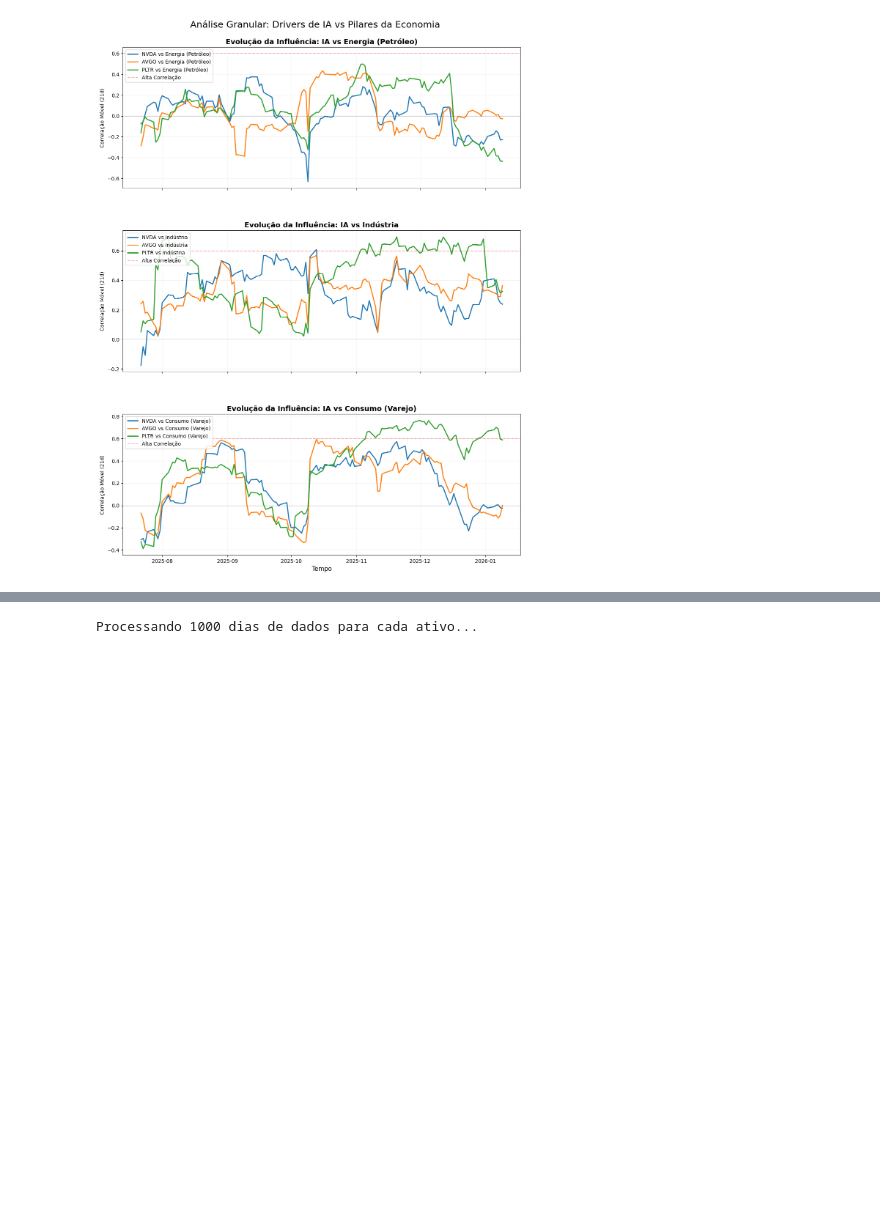
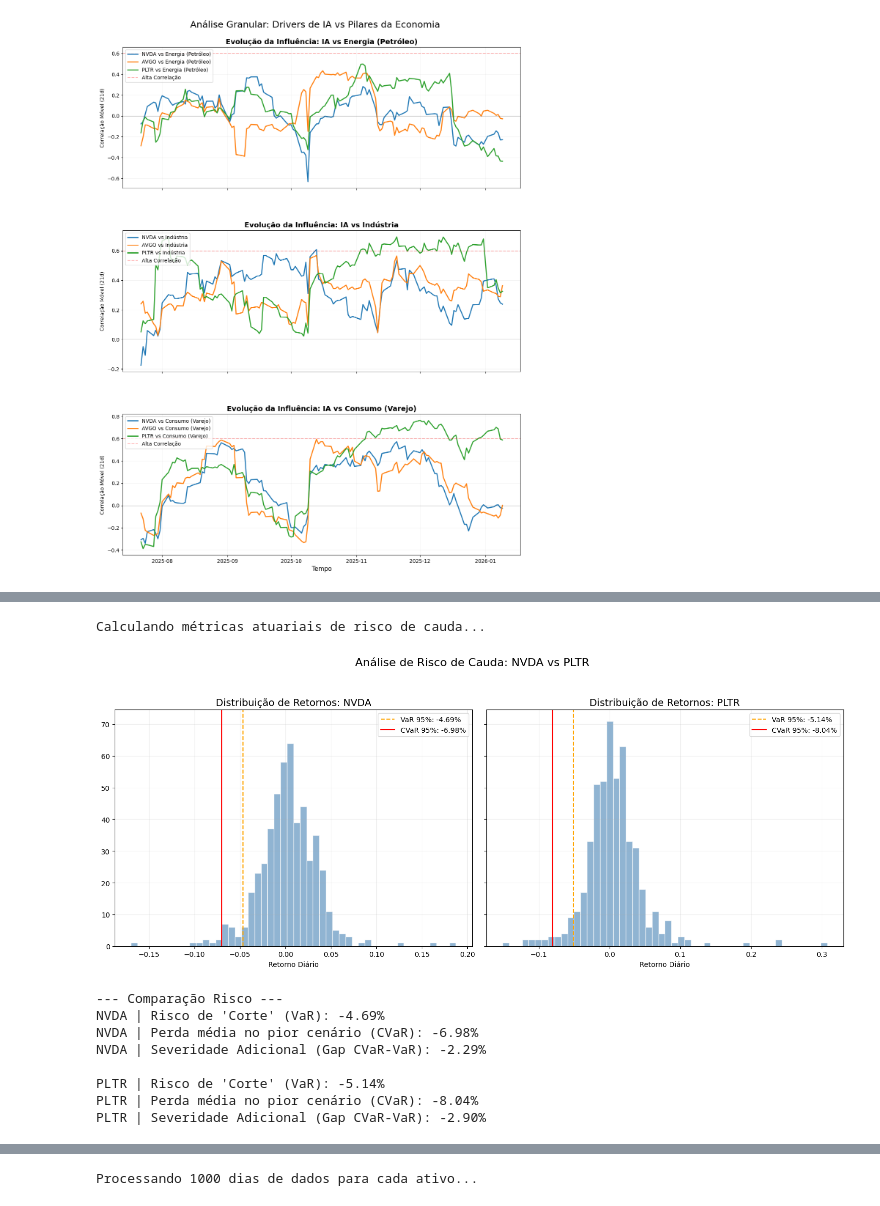
Before and after one commit to GuilhermeMP-prog/Dev.ensinaG4, a Jupyter notebook: main.ipynb, the cells around one changed output, grey strips where cells are left out. Drawn from its saved outputs; the diff is of its cells as text; code cells hidden in the pictures; blank space fills up the shorter version.

```diff
--- a/main.ipynb
+++ b/main.ipynb
@@ -1857,0 +1869,67 @@ Influência média da Microsoft nos setores: 0.26
+# %%
+import yfinance as yf
+import pandas as pd
+import numpy as np
+import matplotlib.pyplot as plt
+
+# --- Setup ---
+tickers = ["NVDA", "PLTR"]
+print("Calculando métricas atuariais de risco de cauda...")
+df = yf.download(tickers, period="2y", auto_adjust=True, progress=False)['Close']
+returns = df.pct_change().dropna()
+
+# --- Cálculos de Risco (Confiança de 95%) ---
+# Nota: Aqui não usamos p-valor porque estamos medindo severidade histórica,
+# não testando uma relação entre variáveis (não há ruído a filtrar, apenas dados a medir).
+confianca = 0.05
+riscos = {}
+
+for t in tickers:
+    # VaR Histórico: O prejuízo no limite dos 5% piores dias
+    var_95 = np.percentile(returns[t], confianca * 100)
+
+    # CVaR (Expected Shortfall): A média das perdas que ultrapassam o VaR
+    # Essencial para a tese: mede a profundidade do "crash"
+    cvar_95 = returns[t][returns[t] <= var_95].mean()
+
+    riscos[t] = {"VaR": var_95, "CVaR": cvar_95}
+
+# --- Visualização: Histogramas de Retorno ---
+fig, axes = plt.subplots(1, 2, figsize=(15, 6), sharey=True)
+
+for i, t in enumerate(tickers):
+    ax = axes[i]
+    ax.hist(returns[t], bins=50, alpha=0.6, color='steelblue', edgecolor='white')
+
+    # Linhas de Risco
+    ax.axvline(riscos[t]["VaR"], color='orange', linestyle='--', label=f'VaR 95%: {riscos[t]["VaR"]:.2%}')
+    ax.axvline(riscos[t]["CVaR"], color='red', linestyle='-', label=f'CVaR 95%: {riscos[t]["CVaR"]:.2%}')
+
+    ax.set_title(f"Distribuição de Retornos: {t}", fontsize=14)
+    ax.set_xlabel("Retorno Diário")
+    ax.legend()
+    ax.grid(alpha=0.2)
+
+plt.suptitle("Análise de Risco de Cauda: NVDA vs PLTR", fontsize=16, y=1.05)
+plt.tight_layout()
+plt.show()
+
+# --- Print do veredito ---
+print("\n--- Comparação Risco ---")
+for t in tickers:
+    print(f"{t} | Risco de 'Corte' (VaR): {riscos[t]['VaR']:.2%}")
+    print(f"{t} | Perda média no pior cenário (CVaR): {riscos[t]['CVaR']:.2%}")
+    # O "Gap" mostra se a cauda é muito gorda
+    gap = riscos[t]['CVaR'] - riscos[t]['VaR']
+    print(f"{t} | Severidade Adicional (Gap CVaR-VaR): {gap:.2%}\n")
+# %% [output]
+Calculando métricas atuariais de risco de cauda...
+[figure, added]
+--- Comparação Risco ---
+NVDA | Risco de 'Corte' (VaR): -4.69%
+NVDA | Perda média no pior cenário (CVaR): -6.98%
+NVDA | Severidade Adicional (Gap CVaR-VaR): -2.29%
+
+PLTR | Risco de 'Corte' (VaR): -5.14%
+PLTR | Perda média no pior cenário (CVaR): -8.04%
+PLTR | Severidade Adicional (Gap CVaR-VaR): -2.90%
```
Also changed, not shown: parts of 11 cells of this notebook.
